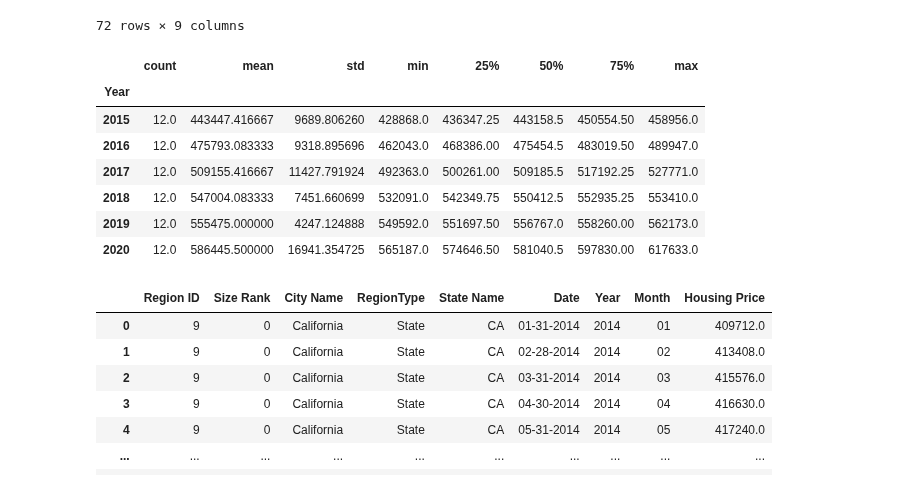
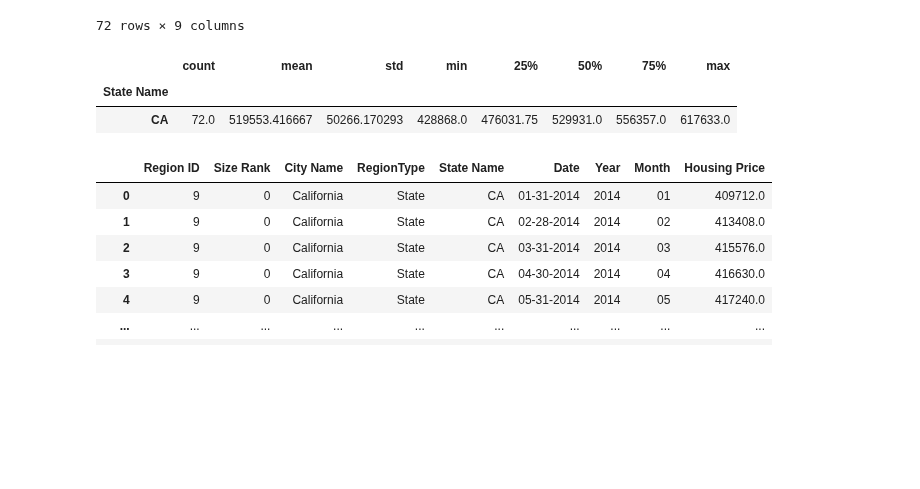
Before and after one commit to aliciasply/InterState-Migration, a Jupyter notebook: Code/Housing-Price-alicia.ipynb, the cells around one changed output. Cells and saved outputs as stored; diff of their text form; code cells hidden in the pictures; blank space fills up the shorter version.

```diff
--- a/Code/Housing-Price-alicia.ipynb
+++ b/Code/Housing-Price-alicia.ipynb
@@ -131,17 +131,12 @@ ca_timeseries_df
 | 71 | 9 | 0 | California | State | CA | 12-31-2020 | 2020 | 12 | 617633.0 |
 72 rows × 9 columns
 # %%
-ca_described_df = ca_timeseries_df.groupby("Year").describe()["Housing Price"]
+ca_described_df = ca_timeseries_df.groupby("State Name").describe()["Housing Price"]
 ca_described_df
 # %% [output]
 |  | count | mean | std | min | 25% | 50% | 75% | max |
-| Year |  |  |  |  |  |  |  |  |
-| 2015 | 12.0 | 443447.416667 | 9689.806260 | 428868.0 | 436347.25 | 443158.5 | 450554.50 | 458956.0 |
-| 2016 | 12.0 | 475793.083333 | 9318.895696 | 462043.0 | 468386.00 | 475454.5 | 483019.50 | 489947.0 |
-| 2017 | 12.0 | 509155.416667 | 11427.791924 | 492363.0 | 500261.00 | 509185.5 | 517192.25 | 527771.0 |
-| 2018 | 12.0 | 547004.083333 | 7451.660699 | 532091.0 | 542349.75 | 550412.5 | 552935.25 | 553410.0 |
-| 2019 | 12.0 | 555475.000000 | 4247.124888 | 549592.0 | 551697.50 | 556767.0 | 558260.00 | 562173.0 |
-| 2020 | 12.0 | 586445.500000 | 16941.354725 | 565187.0 | 574646.50 | 581040.5 | 597830.00 | 617633.0 |
+| State Name |  |  |  |  |  |  |  |  |
+| CA | 72.0 | 519553.416667 | 50266.170293 | 428868.0 | 476031.75 | 529931.0 | 556357.0 | 617633.0 |
 # %%
 # %% [output]
 |  | Region ID | Size Rank | City Name | RegionType | State Name | Date | Year | Month | Housing Price |
```
Also changed, not shown: 3 other files.
